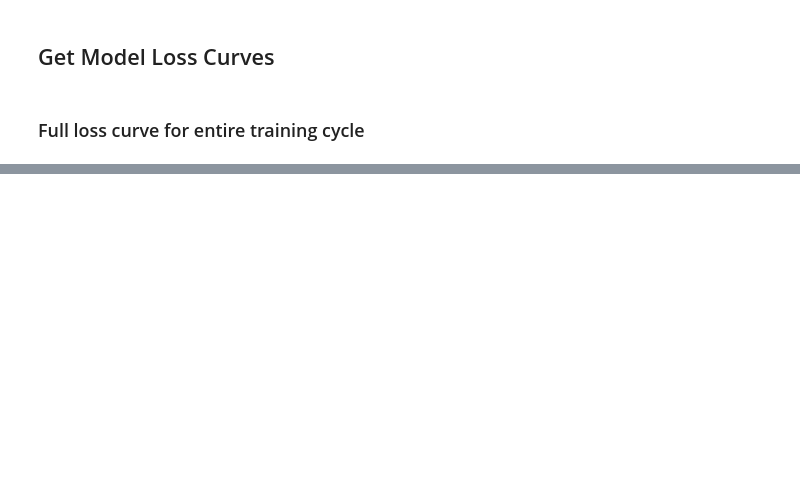
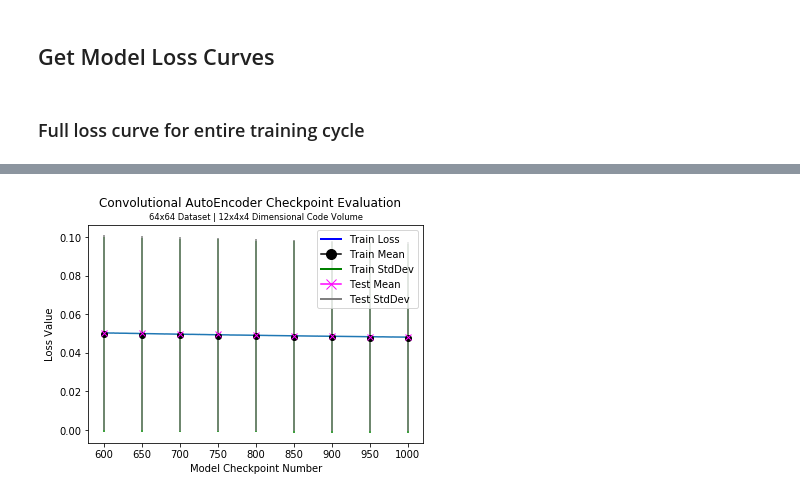
Before and after one commit to kseuro/particle_generator, a Jupyter notebook: deploy_analysis/AutoEncoder_Evaluation.ipynb, the cells around one changed output, grey strips where cells are left out. Drawn from its saved outputs; the diff is of its cells as text; code cells hidden in the pictures; blank space fills up the shorter version.

```diff
--- a/deploy_analysis/AutoEncoder_Evaluation.ipynb
+++ b/deploy_analysis/AutoEncoder_Evaluation.ipynb
@@ -335,0 +441,64 @@ plt.savefig(save_file, dpi=300)
+# %%
+# Compute the plot title
+if 'mlp' in exp_path:
+    title = "MLP AutoEncoder Checkpoint Evaluation"
+else:
+    title = "Convolutional AutoEncoder Checkpoint Evaluation"
+# %%
+# Compute the experiment label
+if 'mlp' in exp_path:
+    label = "{}x{} Dataset | {} Dimensional Code Vector".format(im_dim, im_dim, l_dim)
+else:
+    label = "{}x{} Dataset | {}x{}x{} Dimensional Code Volume".format(im_dim, im_dim, l_dim, 4, 4)
+# %%
+# Compute the file name for saving
+if 'mlp' in exp_path:
+    save_file = "checkpoint_eval_MLP_AE_{}_dataset_{}_l-dim.png".format(im_dim, l_dim)
+else:
+    save_file = "checkpoint_eval_Conv_AE_{}_dataset_{}-{}-{}_code-volume.png".format(im_dim, l_dim, 4, 4)
+# %%
+%matplotlib inline
+checkpoints = [i for i in range(600, 1050, 50)]
+colors = ['black', 'green', 'magenta', 'gray']
+
+l0 = Line2D([0], [0], color='blue', lw=2, label='Train Loss')
+
+# Train Legend Labels
+l1 = Line2D([0], [0], marker='o', color=colors[0], label='Train Mean',   markerfacecolor= colors[0], markersize=10)
+l2 = Line2D([0], [0], color=colors[1], lw=2, label='Train StdDev')
+
+# Test Legend Labels
+l3 = Line2D([0], [0], marker='x', color=colors[2], label='Test Mean',    markerfacecolor= colors[2], markersize=10)
+l4 = Line2D([0], [0], color=colors[3], lw=2, label='Test StdDev')
+
+# Create custom legend list
+legend = [l0, l1, l2, l3, l4]
+
+# Plot the losses against the number of epochs
+fig, axes = plt.subplots(1,1)
+fig.suptitle(title)
+
+axes.set_title(label, fontsize="small")
+axes.set_xlabel("Model Checkpoint Number")
+axes.set_ylabel("Loss Value")
+
+axes.plot(np.arange(600, 1000), new_losses[600:])
+
+# Plot data
+for i in range(len(train_means)):
+    # Reference Training Set
+    label = 'train_ep_{}'.format(checkpoints[i])
+    axes.errorbar(checkpoints[i], train_means[i], yerr=train_stds[i], color=colors[0],
+                  ecolor = colors[1], label=label, fmt='o')
+
+    # Test Set
+    label = 'test_ep_{}'.format(checkpoints[i])
+    axes.errorbar(checkpoints[i], test_means[i],  yerr=test_stds[i], color=colors[2],
+                  ecolor = colors[3], label=label, fmt='x')
+
+
+axes.legend(handles = legend)
+# Generate and save image
+plt.savefig(save_file, dpi=300)
+# %% [output]
+[figure, added]
```
Also changed, not shown: parts of 69 cells of this notebook.
